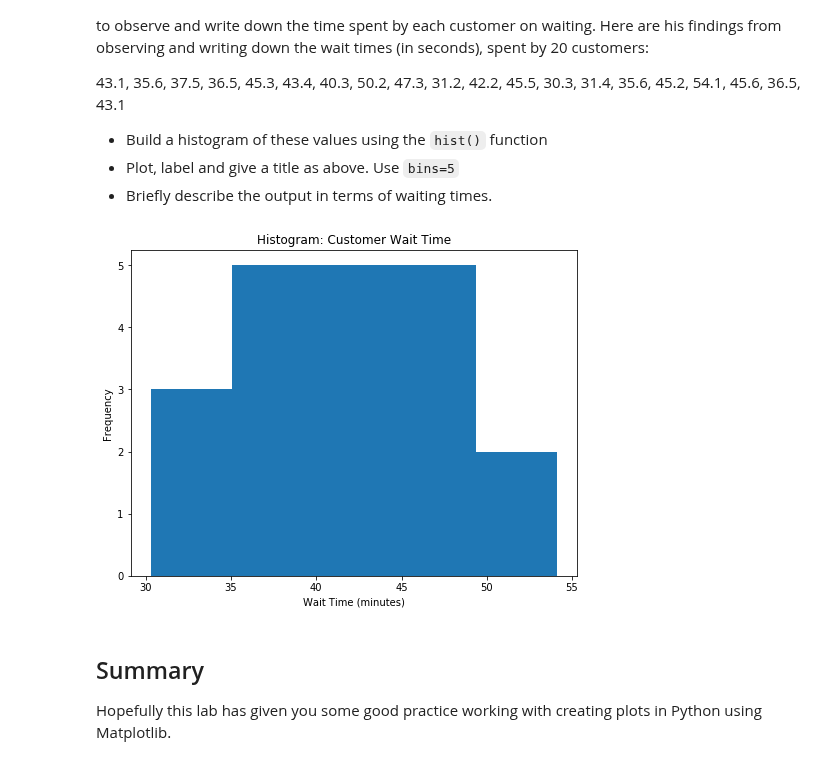
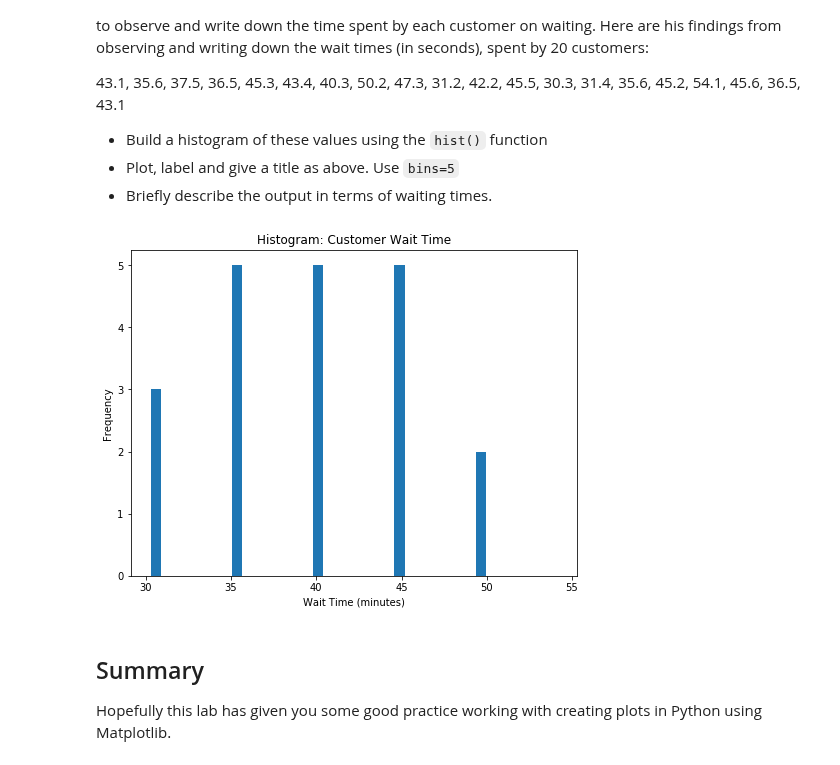
Before and after one commit to chrised209/dsc-data-viz-lab-houston-ds-071519, a Jupyter notebook: index.ipynb, the cells around one changed output. Saved outputs shown, nothing was run; the diff lists cells and outputs as text; code cells hidden in the pictures.

```diff
--- a/index.ipynb
+++ b/index.ipynb
@@ -92,16 +92,16 @@ Joe is the branch manager at a bank. Recently, Joe been receiving customer feedb
 # %%
 x = [43.1, 35.6, 37.5, 36.5, 45.3, 43.4, 40.3, 50.2, 47.3, 31.2, 42.2, 45.5, 30.3, 31.4, 35.6, 45.2, 54.1, 45.6, 36.5, 43.1]
 
 #Plot the distogram with hist() function
 plt.figure(figsize=(8,6))
-plt.hist(x,bins=5,)
+plt.hist(x,bins=5,width=0.6)
 # Label, give title and show the plot
 plt.title('Histogram: Customer Wait Time')
 plt.xlabel('Wait Time (minutes)')
 plt.ylabel('Frequency')
 plt.show()
 # %% [output]
-[figure, old version]
+[figure, new version]
 # %% [markdown]
 ## Summary
 
```
